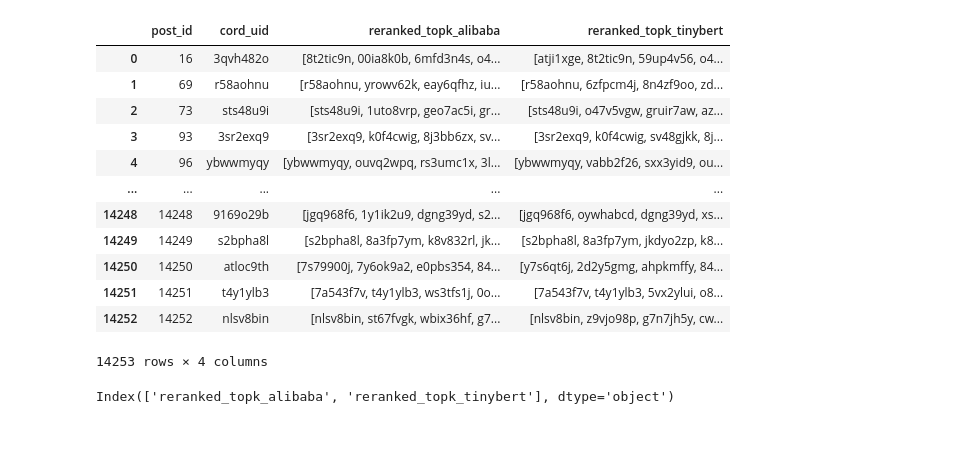
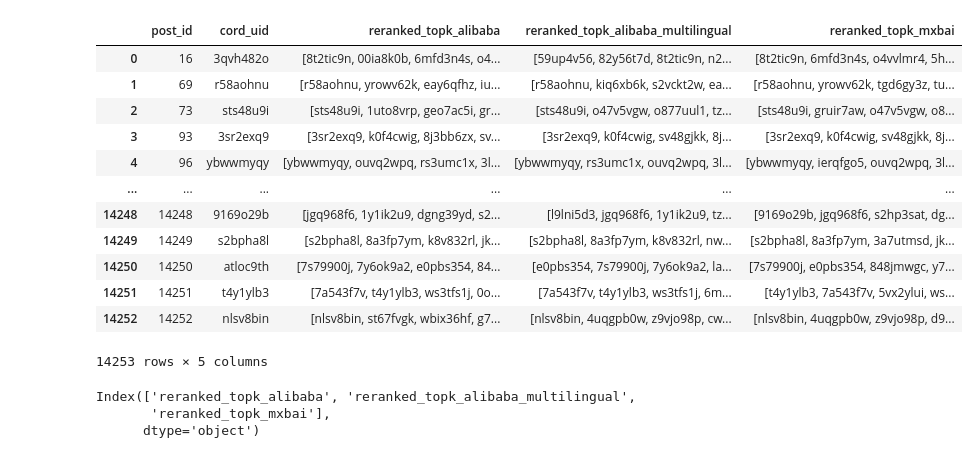
Before and after one commit to AIR25-CheckThat-Group1/CheckThat-ScientificClaimSourceRetrieval, a Jupyter notebook: reranking_ensemble.ipynb, the cells around one changed output. Saved outputs shown, nothing was run; the diff lists cells and outputs as text; code cells hidden in the pictures.

```diff
--- a/reranking_ensemble.ipynb
+++ b/reranking_ensemble.ipynb
@@ -48,38 +8,57 @@ relevance_labels = reranked_results_alibaba[['post_id', 'cord_uid']].set_index('
+# %%
+reranked_results_alibaba = pd.read_parquet(data_path / 'reranked_results_alibaba_finetuned.parquet')
+reranked_results_tinybert = pd.read_parquet(data_path / 'reranked_results_tinyBERT_finetuned.parquet')
+reranked_results_alibaba_multilingual = pd.read_parquet(data_path / 'reranked_results_alibaba_multilingual_finetuned.parquet')
+reranked_results_electra = pd.read_parquet(data_path / 'reranked_results_electra_finetuned.parquet')
+reranked_results_miniLM6 = pd.read_parquet(data_path / 'reranked_results_miniLM6_finetuned.parquet')
+reranked_results_miniLM12 = pd.read_parquet(data_path / 'reranked_results_miniLM12_finetuned.parquet')
+reranked_results_mxbai = pd.read_parquet(data_path / 'reranked_results_mxbai.parquet')
 # %%
 # calc rrf with rank and with score?
 
 # rank
 
 # df with post_id, gt, results for every reranker
 # merge dataframes on post_id only keep post_id, cord_uid, reranked_topk using the reranker name as suffix
 
-dfs = [reranked_results_alibaba[['post_id', 'cord_uid', 'reranked_topk']].rename(columns={'reranked_topk': 'reranked_topk_alibaba'}),
-        reranked_results_tinybert[['post_id', 'cord_uid', 'reranked_topk']].rename(columns={'reranked_topk': 'reranked_topk_tinybert'})]
+dfs = [
+        reranked_results_alibaba[['post_id', 'cord_uid', 'reranked_topk']].rename(columns={'reranked_topk': 'reranked_topk_alibaba'}),
+        # reranked_results_tinybert[['post_id', 'cord_uid', 'reranked_topk']].rename(columns={'reranked_topk': 'reranked_topk_tinybert'}),
+        reranked_results_alibaba_multilingual[['post_id', 'cord_uid', 'reranked_topk']].rename(columns={'reranked_topk': 'reranked_topk_alibaba_multilingual'}),
+        # reranked_results_electra[['post_id', 'cord_uid', 'reranked_topk']].rename(columns={'reranked_topk': 'reranked_topk_electra'}),
+        # reranked_results_miniLM6[['post_id', 'cord_uid', 'reranked_topk']].rename(columns={'reranked_topk': 'reranked_topk_miniLM6'}),
+        # reranked_results_miniLM12[['post_id', 'cord_uid', 'reranked_topk']].rename(columns={'reranked_topk': 'reranked_topk_miniLM12'}),
+        reranked_results_mxbai[['post_id', 'cord_uid', 'reranked_topk']].rename(columns={'reranked_topk': 'reranked_topk_mxbai'}),
+        ]
+
+
 merged_df = dfs[0]
 merged_df
 for df in dfs[1:]:
     # add reranked_topk column to merged_df
     merged_df = merged_df.merge(df.drop(columns=['cord_uid']), on='post_id', how='inner')
 
 merged_df
 # %% [output]
-|  | post_id | cord_uid | reranked_topk_alibaba | reranked_topk_tinybert |
-| 0 | 16 | 3qvh482o | [8t2tic9n, 00ia8k0b, 6mfd3n4s, o4... | [atji1xge, 8t2tic9n, 59up4v56, o4... |
-| 1 | 69 | r58aohnu | [r58aohnu, yrowv62k, eay6qfhz, iu... | [r58aohnu, 6zfpcm4j, 8n4zf9oo, zd... |
-| 2 | 73 | sts48u9i | [sts48u9i, 1uto8vrp, geo7ac5i, gr... | [sts48u9i, o47v5vgw, gruir7aw, az... |
-| 3 | 93 | 3sr2exq9 | [3sr2exq9, k0f4cwig, 8j3bb6zx, sv... | [3sr2exq9, k0f4cwig, sv48gjkk, 8j... |
-| 4 | 96 | ybwwmyqy | [ybwwmyqy, ouvq2wpq, rs3umc1x, 3l... | [ybwwmyqy, vabb2f26, sxx3yid9, ou... |
-| ... | ... | ... | ... | ... |
-| 14248 | 14248 | 9169o29b | [jgq968f6, 1y1ik2u9, dgng39yd, s2... | [jgq968f6, oywhabcd, dgng39yd, xs... |
-| 14249 | 14249 | s2bpha8l | [s2bpha8l, 8a3fp7ym, k8v832rl, jk... | [s2bpha8l, 8a3fp7ym, jkdyo2zp, k8... |
-| 14250 | 14250 | atloc9th | [7s79900j, 7y6ok9a2, e0pbs354, 84... | [y7s6qt6j, 2d2y5gmg, ahpkmffy, 84... |
-| 14251 | 14251 | t4y1ylb3 | [7a543f7v, t4y1ylb3, ws3tfs1j, 0o... | [7a543f7v, t4y1ylb3, 5vx2ylui, o8... |
-| 14252 | 14252 | nlsv8bin | [nlsv8bin, st67fvgk, wbix36hf, g7... | [nlsv8bin, z9vjo98p, g7n7jh5y, cw... |
+|  | post_id | cord_uid | reranked_topk_alibaba | reranked_topk_alibaba_multilingual | reranked_topk_mxbai |
+| 0 | 16 | 3qvh482o | [8t2tic9n, 00ia8k0b, 6mfd3n4s, o4... | [59up4v56, 82y56t7d, 8t2tic9n, n2... | [8t2tic9n, 6mfd3n4s, o4vvlmr4, 5h... |
+| 1 | 69 | r58aohnu | [r58aohnu, yrowv62k, eay6qfhz, iu... | [r58aohnu, kiq6xb6k, s2vckt2w, ea... | [r58aohnu, yrowv62k, tgd6gy3z, tu... |
+| 2 | 73 | sts48u9i | [sts48u9i, 1uto8vrp, geo7ac5i, gr... | [sts48u9i, o47v5vgw, o877uul1, tz... | [sts48u9i, gruir7aw, o47v5vgw, o8... |
+| 3 | 93 | 3sr2exq9 | [3sr2exq9, k0f4cwig, 8j3bb6zx, sv... | [3sr2exq9, k0f4cwig, sv48gjkk, 8j... | [3sr2exq9, k0f4cwig, sv48gjkk, 8j... |
+| 4 | 96 | ybwwmyqy | [ybwwmyqy, ouvq2wpq, rs3umc1x, 3l... | [ybwwmyqy, rs3umc1x, ouvq2wpq, 3l... | [ybwwmyqy, ierqfgo5, ouvq2wpq, 3l... |
+| ... | ... | ... | ... | ... | ... |
+| 14248 | 14248 | 9169o29b | [jgq968f6, 1y1ik2u9, dgng39yd, s2... | [l9lni5d3, jgq968f6, 1y1ik2u9, tz... | [9169o29b, jgq968f6, s2hp3sat, dg... |
+| 14249 | 14249 | s2bpha8l | [s2bpha8l, 8a3fp7ym, k8v832rl, jk... | [s2bpha8l, 8a3fp7ym, k8v832rl, nw... | [s2bpha8l, 8a3fp7ym, 3a7utmsd, jk... |
+| 14250 | 14250 | atloc9th | [7s79900j, 7y6ok9a2, e0pbs354, 84... | [e0pbs354, 7s79900j, 7y6ok9a2, la... | [7s79900j, e0pbs354, 848jmwgc, y7... |
+| 14251 | 14251 | t4y1ylb3 | [7a543f7v, t4y1ylb3, ws3tfs1j, 0o... | [7a543f7v, t4y1ylb3, ws3tfs1j, 6m... | [t4y1ylb3, 7a543f7v, 5vx2ylui, ws... |
+| 14252 | 14252 | nlsv8bin | [nlsv8bin, st67fvgk, wbix36hf, g7... | [nlsv8bin, 4uqgpb0w, z9vjo98p, cw... | [nlsv8bin, 4uqgpb0w, z9vjo98p, d9... |
-14253 rows × 4 columns
+14253 rows × 5 columns
 # %%
 merged_df.columns[2:]
 # %% [output]
-Index(['reranked_topk_alibaba', 'reranked_topk_tinybert'], dtype='object')
+Index(['reranked_topk_alibaba', 'reranked_topk_alibaba_multilingual',
+       'reranked_topk_mxbai'],
+      dtype='object')
 # %%
 # for each document in set of reraked documents calculate RRF, if
 
```
Also changed, not shown: parts of 9 cells of this notebook.
